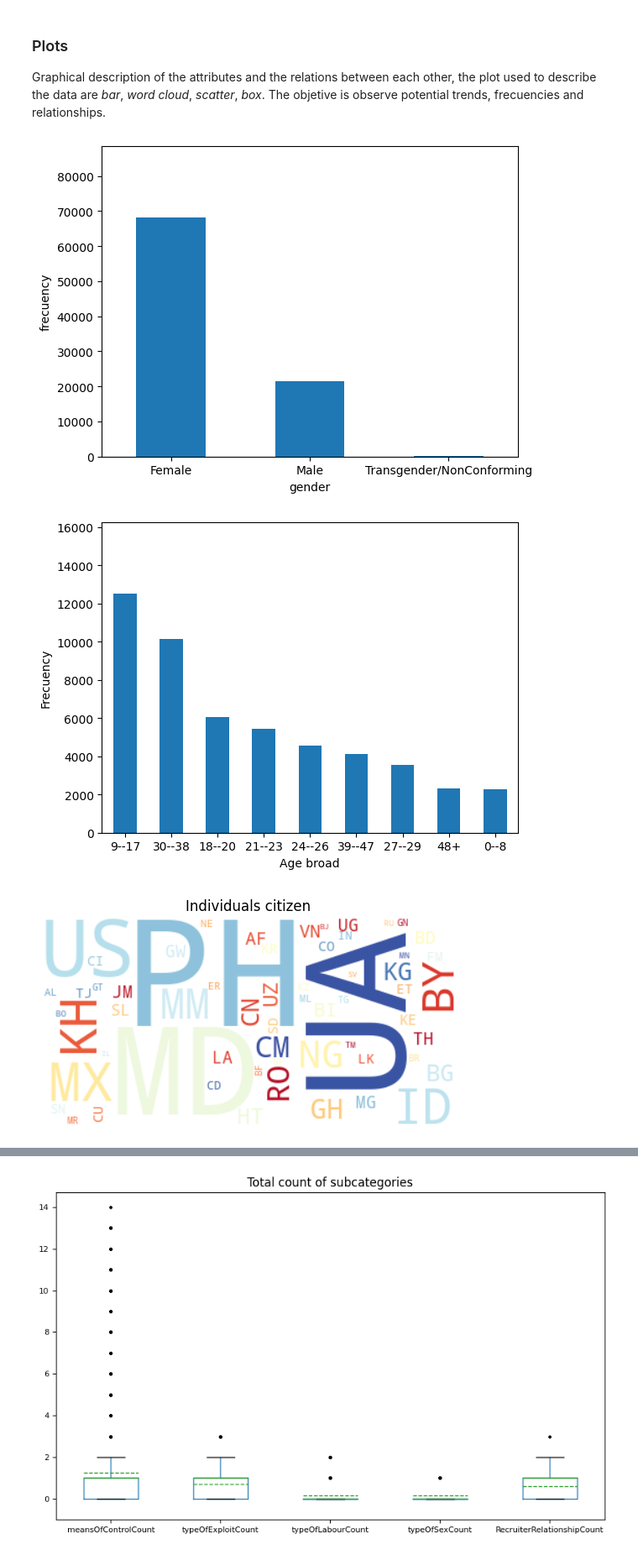
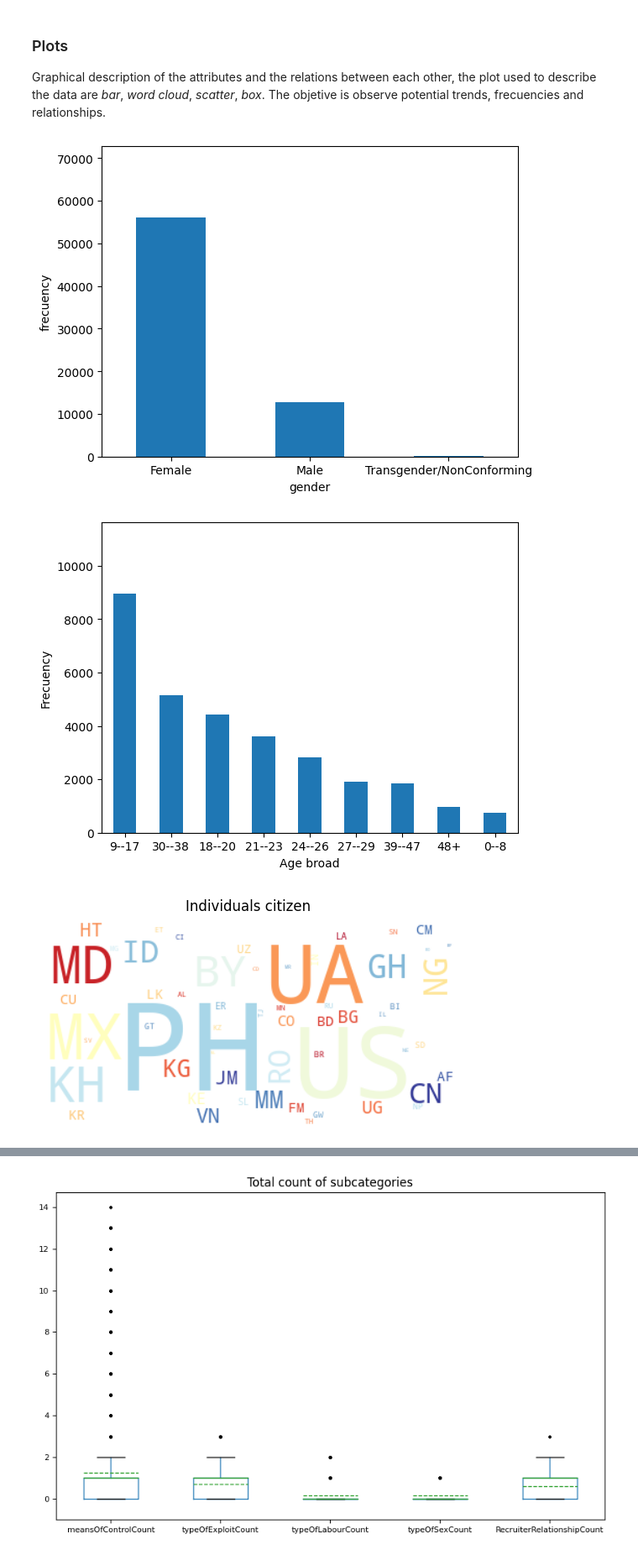
Before and after one commit to JPena-code/minig-course, a Jupyter notebook: EDA.ipynb, the cells around one changed output, grey strips where cells are left out. Shown: that part at 84% size. Cells and saved outputs as stored; diff of their text form; code cells hidden in the pictures.

```diff
--- a/EDA.ipynb
+++ b/EDA.ipynb
@@ -121,0 +124,8 @@ raw_data[columns_age_cat] = raw_data[columns_age_cat].astype(age_cat)
+# %%
+columns_to_check = ['meansOfControlConcatenated','typeOfExploitConcatenated', 'typeOfLabourConcatenated',
+       'typeOfSexConcatenated']
+
+
+new_data_set[columns_to_check] = new_data_set[columns_to_check].replace(0, np.nan)
+# Filtrar los registros con datos faltantes solo en las columnas mencionadas
+filtered_data = new_data_set[new_data_set[columns_to_check].isnull().all(axis=1)]
@@ -121,0 +176,17 @@ raw_data[columns_age_cat] = raw_data[columns_age_cat].astype(age_cat)
+# %%
+# Lista de campos que necesitan one-hot encoding
+fields_to_encode = ['meansOfControlConcatenated', 'typeOfExploitConcatenated', 'typeOfLabourConcatenated', 'typeOfSexConcatenated']
+
+# Itera sobre cada campo y aplica one-hot encoding
+for field in fields_to_encode:
+    # Divide el campo en múltiples columnas one-hot
+    one_hot_encoded = new_data_set[field].str.get_dummies(sep=';')
+
+    # Renombra las columnas para que sean únicas
+    one_hot_encoded.columns = [f"{field}_{column}" for column in one_hot_encoded.columns]
+
+    # Concatena las columnas one-hot al nuevo dataset
+    new_data_set = pd.concat([new_data_set, one_hot_encoded], axis=1)
+
+# Elimina las columnas originales que ya han sido one-hot encoded
+new_data_set = new_data_set.drop(fields_to_encode, axis=1)
@@ -255,7 +334,7 @@ Ratio of all data-set: 78.86%
 # %%
-raw_data["country"] = raw_data["citizenship"].apply(lambda x: get_name(x))
-raw_data["alpha_3"] = raw_data["country"].apply(lambda x: get_alpha3(x))
-data_map = pd.DataFrame(raw_data.groupby(["country","alpha_3"])["alpha_3"].agg(Victims="count")).reset_index()
+new_data_set["country"] = new_data_set["citizenship"].apply(lambda x: get_name(x))
+new_data_set["alpha_3"] = new_data_set["country"].apply(lambda x: get_alpha3(x))
+data_map = pd.DataFrame(new_data_set.groupby(["country","alpha_3"])["alpha_3"].agg(Victims="count")).reset_index()
 country_victims = data_map.groupby(["alpha_3"])["Victims"].sum().reset_index()
 fig = px.choropleth(country_victims, locations = "alpha_3",
                     color = "Victims",
@@ -298,15 +377,15 @@ Graphical description of the attributes and the relations between each other, th
 The objetive is observe potential trends, frecuencies and relationships.
 # %%
 # Gender of the individuals
-plot = raw_data['gender'].value_counts().plot.bar(ylabel='frecuency', xlabel='gender')
+plot = new_data_set['gender'].value_counts().plot.bar(ylabel='frecuency', xlabel='gender')
 labels = [label.set_rotation('horizontal') for label in plot.get_xticklabels()]
 plot.margins(x=0, y=0.3)
 # %% [output]
-[figure, old version]
+[figure, new version]
 # %%
 # Histogram of the age of the individual
-age_count = raw_data['ageBroad'].value_counts()
-plot = raw_data['ageBroad'].value_counts().plot.bar(xlabel="Age broad", ylabel="Frecuency")
+age_count = new_data_set['ageBroad'].value_counts()
+plot = new_data_set['ageBroad'].value_counts().plot.bar(xlabel="Age broad", ylabel="Frecuency")
 labels = [label.set_rotation('horizontal') for label in plot.get_xticklabels()]
 for bar, count in zip(plot.patches, age_count):
     plot.text(
@@ -317,17 +396,17 @@ for bar, count in zip(plot.patches, age_count):
         fontsize=10, rotation=45, color='white')
 plot.margins(x=0, y=0.3)
 # %% [output]
-[figure, old version]
+[figure, new version]
 # %%
 # Word cloud of the individual citizen
-citizen = raw_data['citizenship'].dropna().value_counts()
+citizen = new_data_set['citizenship'].dropna().value_counts()
 
 word_image = word_cloud.generate_from_frequencies(citizen)
 plt.imshow(word_cloud, interpolation='bilinear',)
 plt.title('Individuals citizen')
 plt.axis('off')
 plt.show()
 # %% [output]
-[figure, old version]
+[figure, new version]
 # %%
 # Word cloud of the country where the individual were exploited
```
Also changed, not shown: parts of 28 cells of this notebook.
